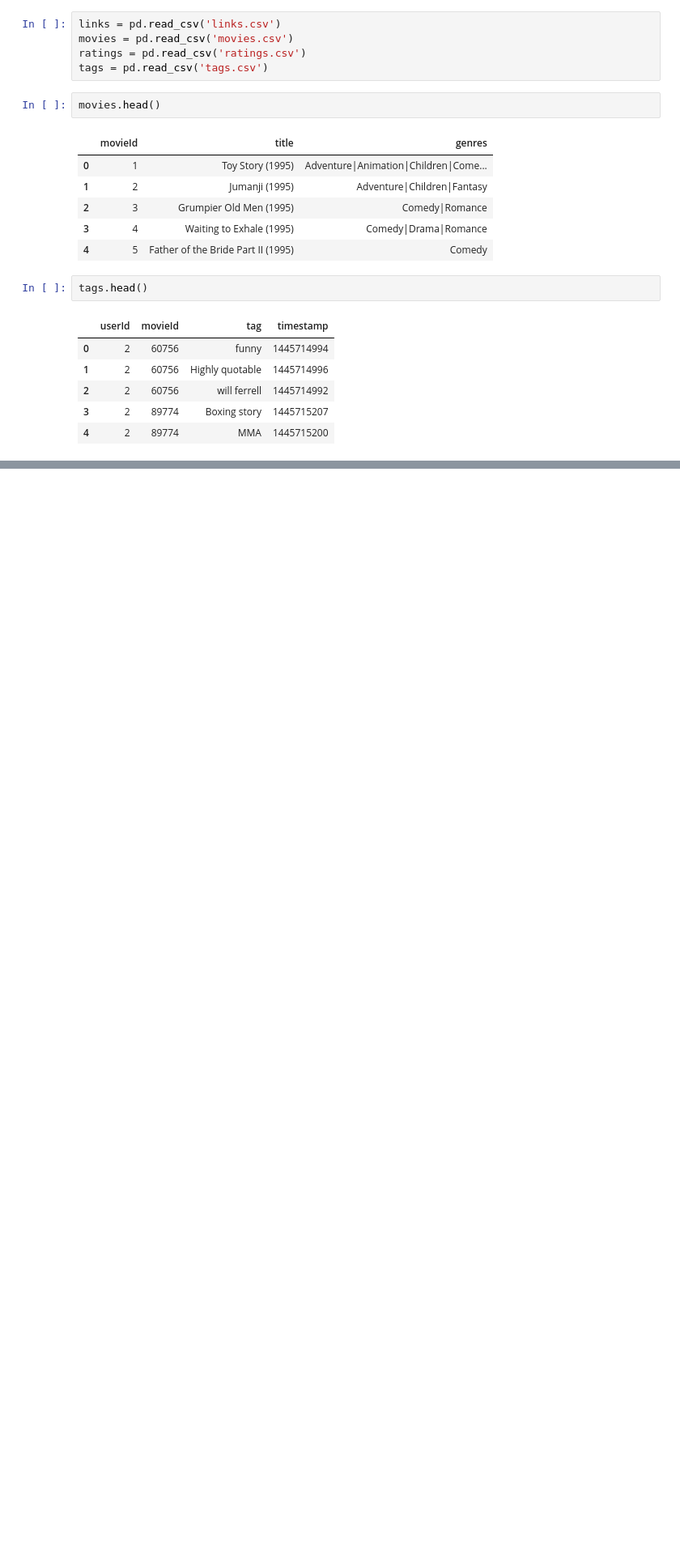
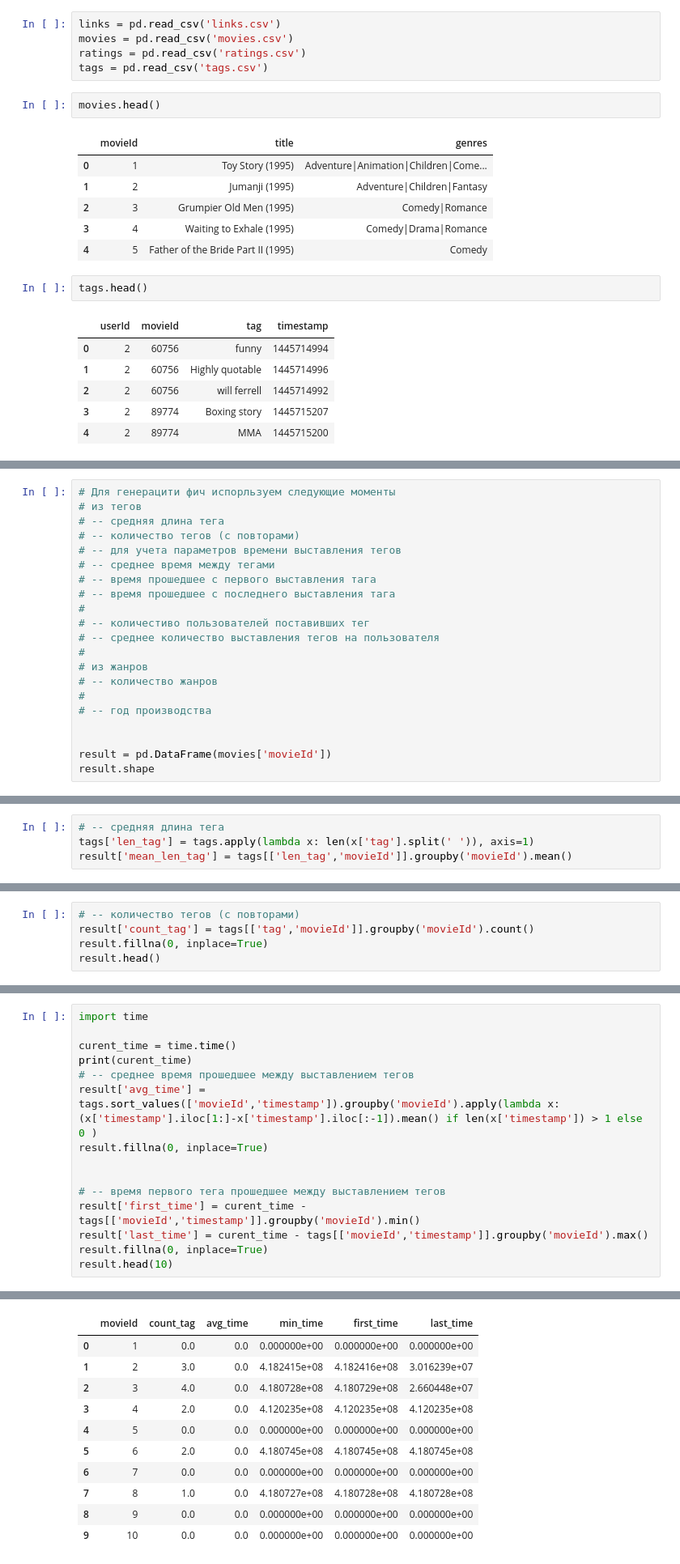
Before and after one commit to MirAlexey/netology-ds, a Jupyter notebook: HW_17/DS_Домашнее_задание_№17.ipynb, the cells around one changed output, grey strips where cells are left out. Shown: that part at 81% size. Cells and saved outputs as stored; diff of their text form; blank space fills up the shorter version.

```diff
--- a/HW_17/DS_Домашнее_задание_№17.ipynb
+++ b/HW_17/DS_Домашнее_задание_№17.ipynb
@@ -50,0 +80,21 @@ tags.head()
+# %%
+# Для генерацити фич испорльзуем следующие моменты
+# из тегов
+# -- средняя длина тега
+# -- количество тегов (с повторами)
+# -- для учета параметров времени выставления тегов
+# -- среднее время между тегами
+# -- время прошедшее с первого выставления тага
+# -- время прошедшее с последнего выставления тага
+#
+# -- количестиво пользователей поставивших тег
+# -- среднее количество выставления тегов на пользователя
+#
+# из жанров
+# -- количество жанров
+#
+# -- год производства
+
+
+result = pd.DataFrame(movies['movieId'])
+result.shape
@@ -50,0 +103,4 @@ tags.head()
+# %%
+# -- средняя длина тега
+tags['len_tag'] = tags.apply(lambda x: len(x['tag'].split(' ')), axis=1)
+result['mean_len_tag'] = tags[['len_tag','movieId']].groupby('movieId').mean()
@@ -50,0 +114,5 @@ tags.head()
+# %%
+# -- количество тегов (с повторами)
+result['count_tag'] = tags[['tag','movieId']].groupby('movieId').count()
+result.fillna(0, inplace=True)
+result.head()
@@ -50,0 +126,16 @@ tags.head()
+# %%
+import time
+
+curent_time = time.time()
+print(curent_time)
+# -- среднее время прошедшее между выставлением тегов
+result['avg_time'] = tags.sort_values(['movieId','timestamp']).groupby('movieId').apply(lambda x: (x['timestamp'].iloc[1:]-x['timestamp'].iloc[:-1]).mean() if len(x['timestamp']) > 1 else 0 )
+result.fillna(0, inplace=True)
+
+
+# -- время первого тега прошедшее между выставлением тегов
+result['first_time'] = curent_time - tags[['movieId','timestamp']].groupby('movieId').min()
+result['last_time'] = curent_time - tags[['movieId','timestamp']].groupby('movieId').max()
+result.fillna(0, inplace=True)
+result.head(10)
+# %% [output]
@@ -50,0 +143,11 @@ tags.head()
+|  | movieId | count_tag | avg_time | min_time | first_time | last_time |
+| 0 | 1 | 0.0 | 0.0 | 0.000000e+00 | 0.000000e+00 | 0.000000e+00 |
+| 1 | 2 | 3.0 | 0.0 | 4.182415e+08 | 4.182416e+08 | 3.016239e+07 |
+| 2 | 3 | 4.0 | 0.0 | 4.180728e+08 | 4.180729e+08 | 2.660448e+07 |
+| 3 | 4 | 2.0 | 0.0 | 4.120235e+08 | 4.120235e+08 | 4.120235e+08 |
+| 4 | 5 | 0.0 | 0.0 | 0.000000e+00 | 0.000000e+00 | 0.000000e+00 |
+| 5 | 6 | 2.0 | 0.0 | 4.180745e+08 | 4.180745e+08 | 4.180745e+08 |
+| 6 | 7 | 0.0 | 0.0 | 0.000000e+00 | 0.000000e+00 | 0.000000e+00 |
+| 7 | 8 | 1.0 | 0.0 | 4.180727e+08 | 4.180728e+08 | 4.180728e+08 |
+| 8 | 9 | 0.0 | 0.0 | 0.000000e+00 | 0.000000e+00 | 0.000000e+00 |
+| 9 | 10 | 0.0 | 0.0 | 0.000000e+00 | 0.000000e+00 | 0.000000e+00 |
```
Also changed, not shown: parts of 28 cells of this notebook.
